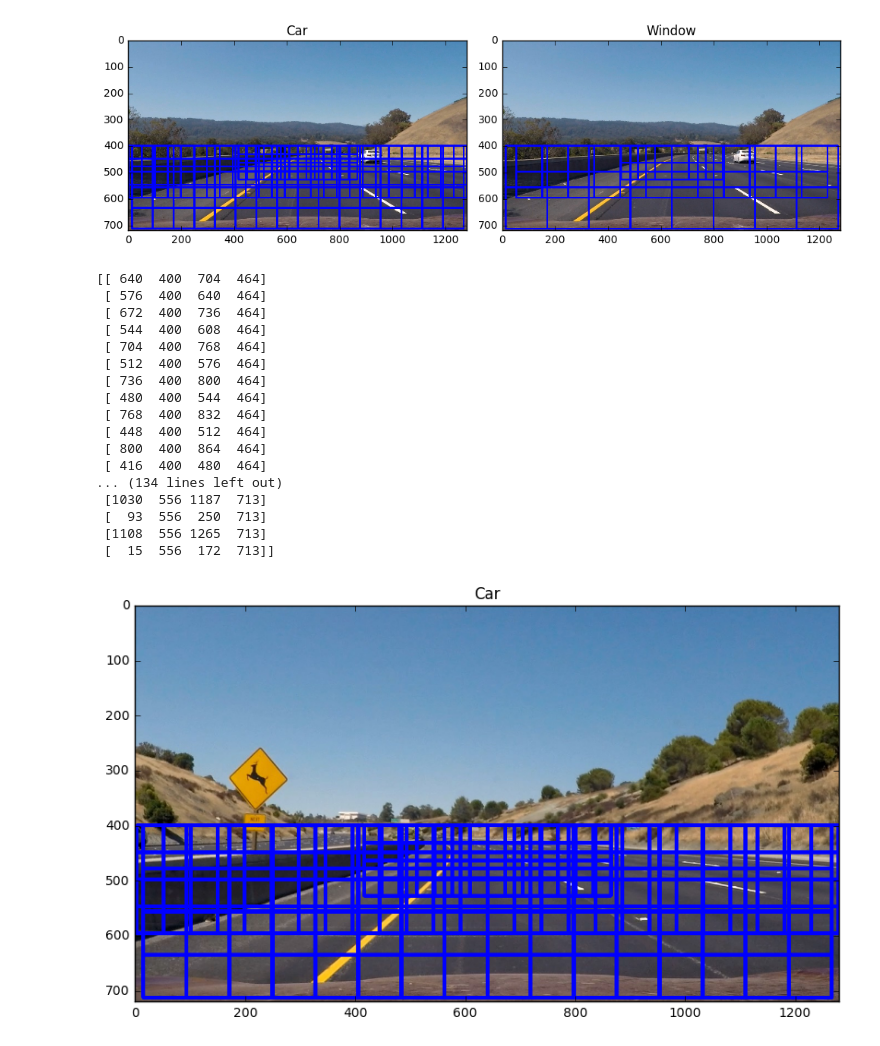
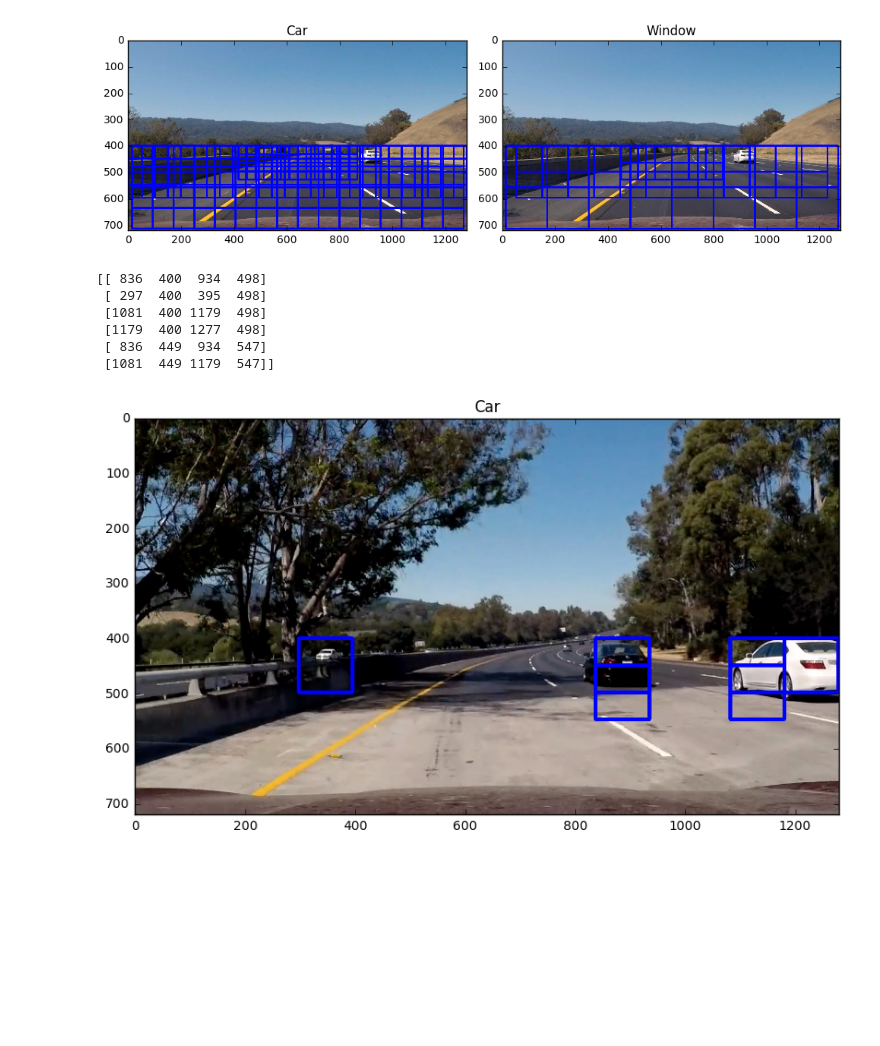
Before and after one commit to WuStangDan/Project-05-Vehicle-Detection-and-Tracking, a Jupyter notebook: proj5-DAS.ipynb, the cells around one changed output. Cells and saved outputs as stored; diff of their text form; code cells hidden in the pictures; blank space fills up the shorter version.

Commit message:
Add second feature to image classifier.

```diff
--- a/proj5-DAS.ipynb
+++ b/proj5-DAS.ipynb
@@ -53,12 +53,12 @@ def hog_features(img, cspace='gry', chan=0, orientbin=9, cellpix=8, cellb=2, vis
                                      pixels_per_cell=(cellpix, cellpix),
                                      cells_per_block=(cellb, cellb),
                                      transform_sqrt=True,
-                                     visualise=visual, feature_vector=vector)
+                                     visualise=True, feature_vector=True)
         return features, visual_image
     else:
         features = hog(newimg, orientations=orientbin,
                        pixels_per_cell=(cellpix, cellpix),
                        cells_per_block=(cellb, cellb),
                        transform_sqrt=True,
-                       visualise=visual, feature_vector=vector)
+                       visualise=False, feature_vector=True)
         return features
@@ -150,13 +168,34 @@ img/vehicles/GTI_Far/image0000.png 1
 img/non-vehicles/Extras/extra2201.png 0
 img/vehicles/KITTI_extracted/1760.png 1
 # %%
+fig = plt.figure(figsize=(10,5))
+plt.subplot(121)
+plt.plot(xdata[15000])
+plt.title('Non-scaled')
+
 X_scaler = StandardScaler().fit(xdata)
 scaledx = X_scaler.transform(xdata)
 
-x_train, x_test, y_train, y_test = train_test_split(scaledx, y, test_size=0.2, random_state=1337)
+plt.subplot(122)
+plt.plot(scaledx[0])
+plt.title('Scaled')
+plt.show()
 
+x_train, x_test, y_train, y_test = train_test_split(xdata, y, test_size=0.2, random_state=1337)
 print(len(x_train))
 print(len(y_train))
 print(len(x_test))
 print(len(y_test))
+
+fig = plt.figure(figsize=(10,5))
+plt.subplot(121)
+plt.plot(xdata[2])
+plt.title('Non-scaled')
+
+scaledx2 = X_scaler.transform(xdata[2])
+
+plt.subplot(122)
+plt.plot(scaledx2)
+plt.title('Scaled')
+plt.show()
 # %% [output]
@@ -307,48 +397,42 @@ debug_img()
 [figure]
 [figure]
 # %%
-img = mpimg.imread('CarND-Vehicle-Detection/test_images/test2.jpg')
+img = mpimg.imread('CarND-Vehicle-Detection/test_images/test5.jpg')
+img2 = mpimg.imread('CarND-Vehicle-Detection/test_images/test5.jpg')
 windows = slide_window(img,0.5)
 
 b = None
 for i in range(len(windows)):
     newimg = crop_resize(img, windows[i])
-    a = linsvc.predict(hog_features(newimg, 'yuv', 0).reshape(1, -1))
+    #a = linsvc.predict(hog_features(newimg, 'yuv', 0).reshape(1, -1))
+    feat = np.append(hog_features(newimg, 'yuv', 0), hog_features(newimg, 'hsv', 2))
+    #feat2 = np.append(feat, hog_features(newimg, 'hls', 1))
+    #c = x_scaler.transform(d)
+    a = linsvc.predict(feat.reshape(1,-1))
     if a == 1:
         if b == None:
             temp = np.hstack(windows[i])
             b = temp
-            img = draw_boxes(img, windows[i:i+1])
+            img2 = draw_boxes(img2, windows[i:i+1])
         else:
             temp = np.hstack(windows[i])
-            img = draw_boxes(img, windows[i:i+1])
+            img2 = draw_boxes(img2, windows[i:i+1])
             b = np.vstack((b, temp)).astype(int)
 
 print(b)
 
 
 
 fig = plt.figure(figsize=(10,5))
-plt.imshow(img)
+plt.imshow(img2)
 plt.title('Car')
 plt.tight_layout()
 plt.show()
 # %% [output]
-[[ 640  400  704  464]
- [ 576  400  640  464]
- [ 672  400  736  464]
- [ 544  400  608  464]
- [ 704  400  768  464]
- [ 512  400  576  464]
- [ 736  400  800  464]
- [ 480  400  544  464]
- [ 768  400  832  464]
- [ 448  400  512  464]
- [ 800  400  864  464]
- [ 416  400  480  464]
-... (134 lines left out)
- [1030  556 1187  713]
- [  93  556  250  713]
- [1108  556 1265  713]
- [  15  556  172  713]]
+[[ 836  400  934  498]
+ [ 297  400  395  498]
+ [1081  400 1179  498]
+ [1179  400 1277  498]
+ [ 836  449  934  547]
+ [1081  449 1179  547]]
-[figure, old version]
+[figure, new version]
```
Also changed, not shown: parts of 9 cells of this notebook.
